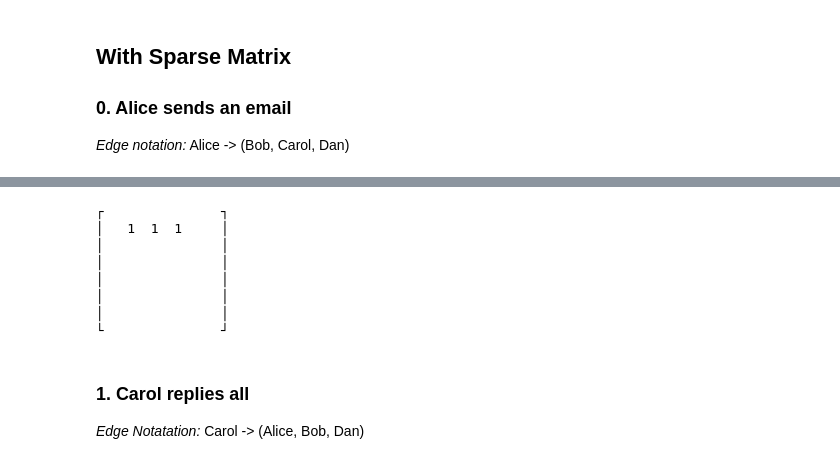
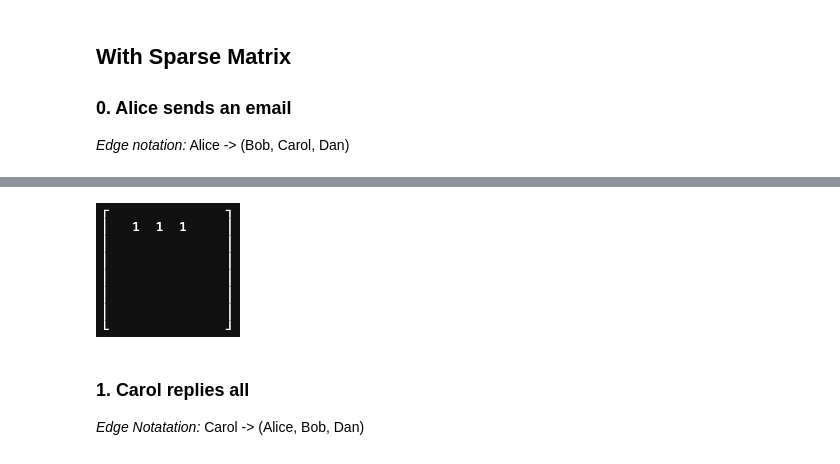
Before and after one commit to keithpjolley/python_graph_demo, a Jupyter notebook: graphs.ipynb, the cells around one changed output, grey strips where cells are left out. Drawn from its saved outputs; the diff is of its cells as text; code cells hidden in the pictures.

```diff
--- a/graphs.ipynb
+++ b/graphs.ipynb
@@ -379,20 +398,16 @@ display(g)
 # %%
 i2n = ["Alice", "Bob", "Carol", "Dan", "Erin", "Frank"]
 n2i = {n: i for i, n in enumerate(i2n)}
 weight = [1, 1, 1]
 frm = [n2i["Alice"], n2i["Alice"], n2i["Alice"]]
 to_ = [n2i["Bob"], n2i["Carol"], n2i["Dan"]]
 Gsm = scipy.sparse.coo_matrix((weight, (frm, to_)), shape=(6, 6))
-mprint(Gsm, title=None, indices=False)
+try:
+    mprint(Gsm, title=None, indices=False)
+except:
+   display(Image(filename='include/images/m0.png'))
 # %% [output]
-┌               ┐
-│   1  1  1     │
-│               │
-│               │
-│               │
-│               │
-│               │
-└               ┘
+[figure, added]
 # %% [markdown]
 ### 1. Carol replies all
 
```
Also changed, not shown: parts of 14 cells of this notebook, 10 other files.
